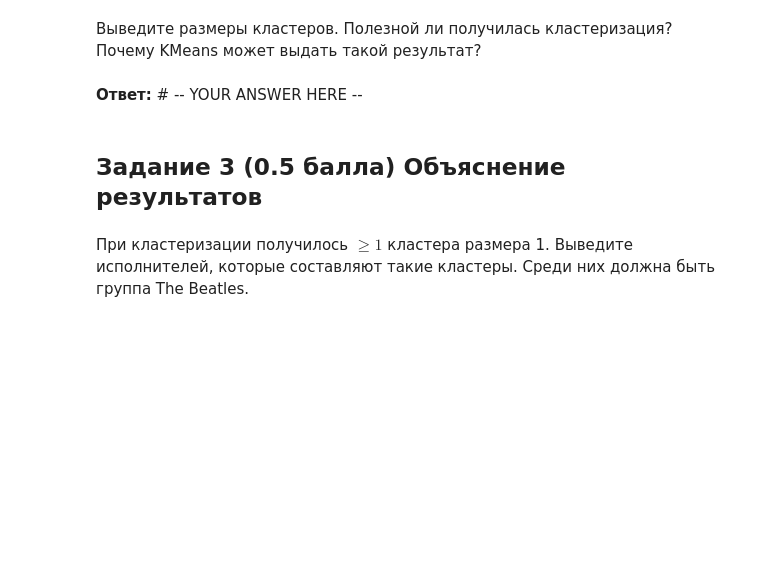
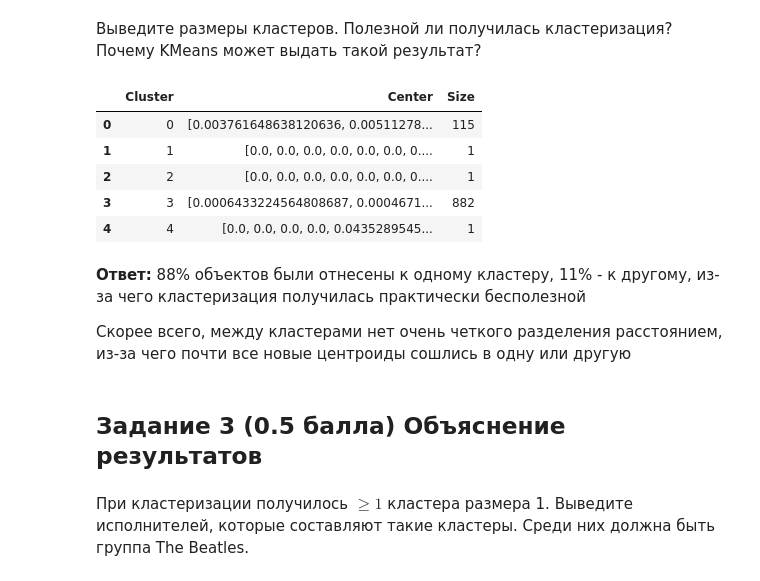
Before and after one commit to Bosbobos/IAD, a Jupyter notebook: MachineLeariningBasics/hw08_boosting_clustering/hw08_boosting_clustering.ipynb, the cells around one changed output. Cells and saved outputs as stored; diff of their text form; code cells hidden in the pictures; blank space fills up the shorter version.

```diff
--- a/MachineLeariningBasics/hw08_boosting_clustering/hw08_boosting_clustering.ipynb
+++ b/MachineLeariningBasics/hw08_boosting_clustering/hw08_boosting_clustering.ipynb
@@ -401,4 +415,6 @@ ratings.sample()
 # %%
 from sklearn.cluster import KMeans
 
-# -- YOUR CODE HERE --
+kmeans = KMeans(n_clusters=5, random_state=42)
+kmeans.fit(ratings)
+kmeans.labels_
@@ -405,9 +439,27 @@ from sklearn.cluster import KMeans
 # %% [markdown]
 Выведите размеры кластеров. Полезной ли получилась кластеризация? Почему KMeans может выдать такой результат?
 # %%
-# -- YOUR CODE HERE --
+cluster_data = []
+for i in range(len(kmeans.cluster_centers_)):
+    cluster_data.append({
+        'Cluster': i,
+        'Center': kmeans.cluster_centers_[i],
+        'Size': sum(kmeans.labels_ == i)
+    })
+
+df_clusters = pd.DataFrame(cluster_data)
+df_clusters
+# %% [output]
+|  | Cluster | Center | Size |
+| 0 | 0 | [0.003761648638120636, 0.00511278... | 115 |
+| 1 | 1 | [0.0, 0.0, 0.0, 0.0, 0.0, 0.0, 0.... | 1 |
+| 2 | 2 | [0.0, 0.0, 0.0, 0.0, 0.0, 0.0, 0.... | 1 |
+| 3 | 3 | [0.0006433224564808687, 0.0004671... | 882 |
+| 4 | 4 | [0.0, 0.0, 0.0, 0.0, 0.0435289545... | 1 |
 # %% [markdown]
-**Ответ:** # -- YOUR ANSWER HERE --
+**Ответ:** 88% объектов были отнесены к одному кластеру, 11% - к другому, из-за чего кластеризация получилась практически бесполезной
+
+Скорее всего, между кластерами нет очень четкого разделения расстоянием, из-за чего почти все новые центроиды сошлись в одну или другую
 # %% [markdown]
 ## Задание 3 (0.5 балла) Объяснение результатов
 # %% [markdown]
```
Also changed, not shown: parts of 9 cells of this notebook.
